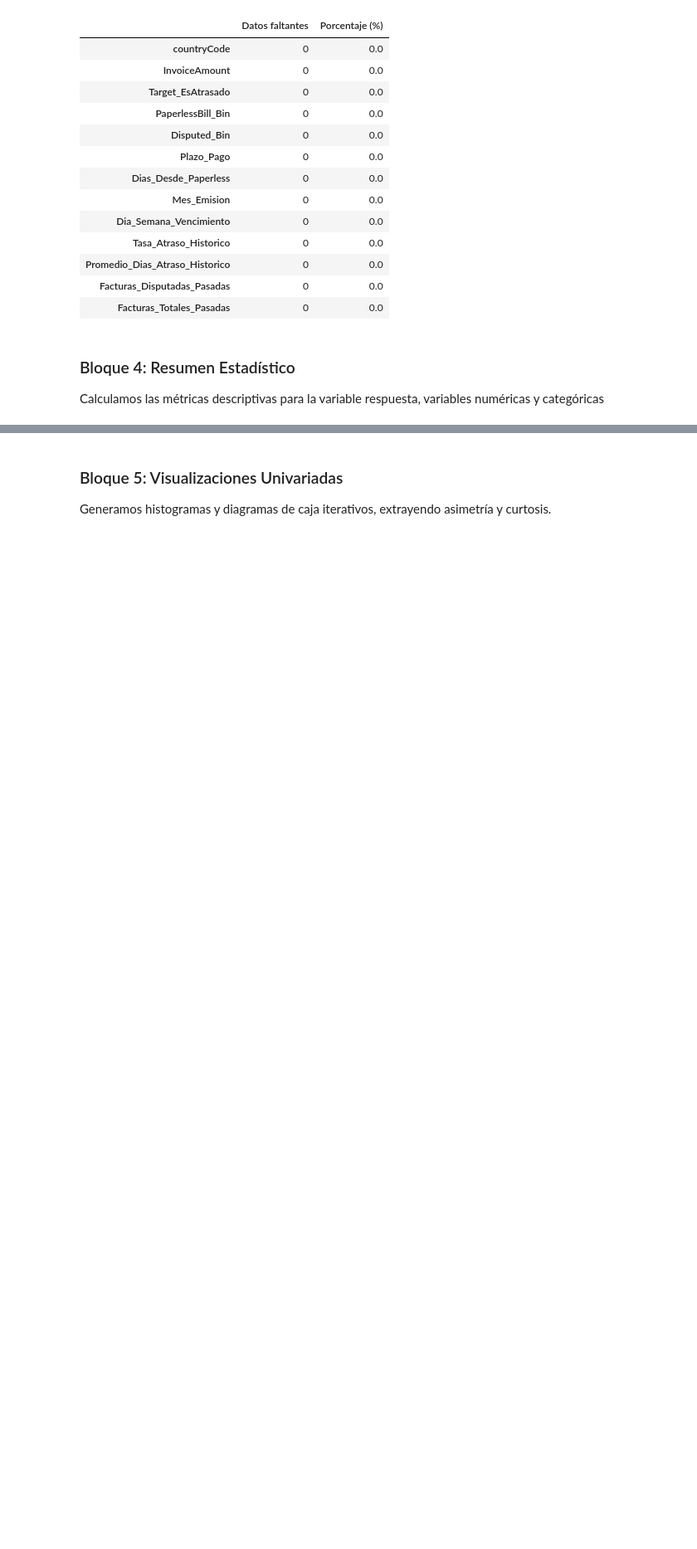
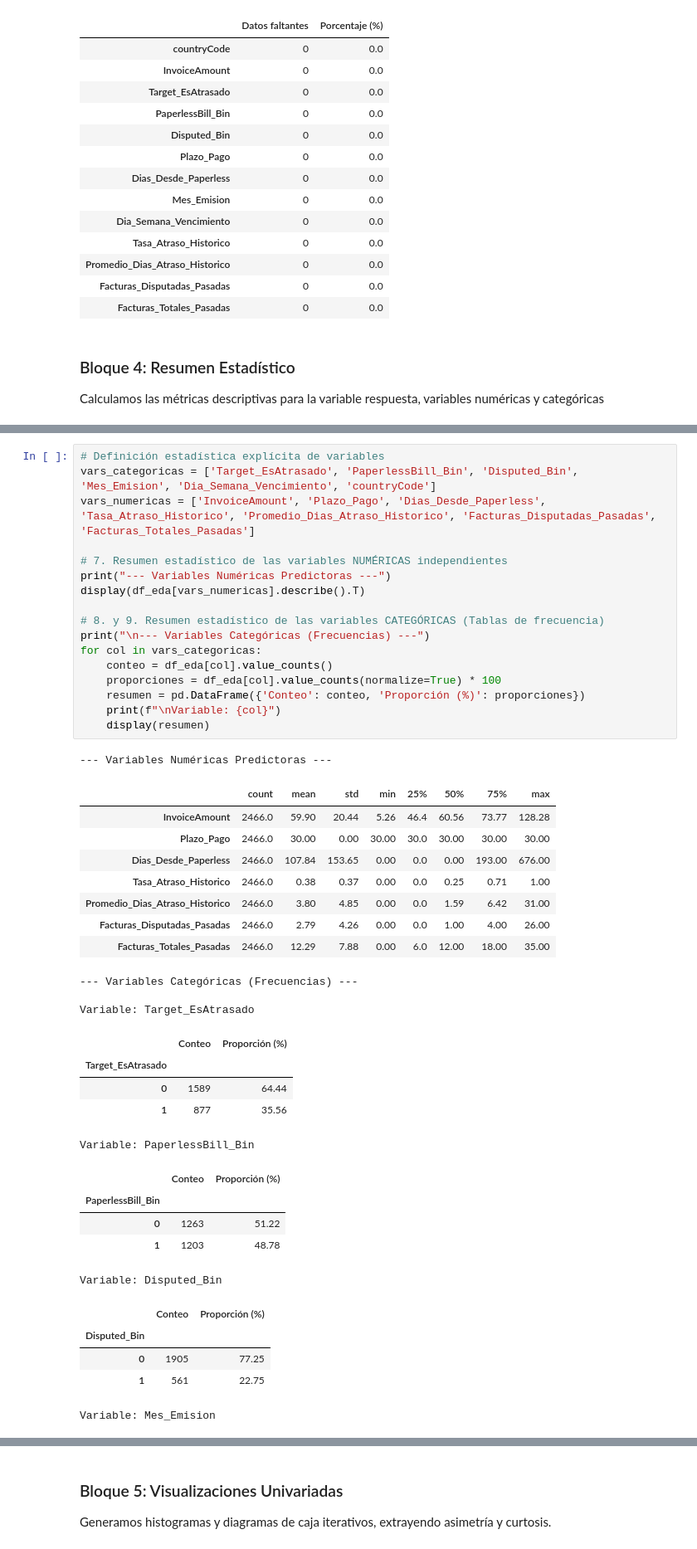
Before and after one commit to lucasm9302/EDA_Tesis, a Jupyter notebook: EDA_Casi_Final.ipynb, the cells around one changed output, grey strips where cells are left out. Shown at 83% size. Saved outputs shown, nothing was run; the diff lists cells and outputs as text; blank space fills up the shorter version.

```diff
--- a/EDA_Casi_Final.ipynb
+++ b/EDA_Casi_Final.ipynb
@@ -188,3 +189,48 @@ dtype: float64
 | 770 | 506 | 0.21 |
 | 897 | 396 | 0.16 |
 | 818 | 387 | 0.16 |
+# %%
+# Definición estadística explícita de variables
+vars_categoricas = ['Target_EsAtrasado', 'PaperlessBill_Bin', 'Disputed_Bin', 'Mes_Emision', 'Dia_Semana_Vencimiento', 'countryCode']
+vars_numericas = ['InvoiceAmount', 'Plazo_Pago', 'Dias_Desde_Paperless', 'Tasa_Atraso_Historico', 'Promedio_Dias_Atraso_Historico', 'Facturas_Disputadas_Pasadas', 'Facturas_Totales_Pasadas']
+
+# 7. Resumen estadístico de las variables NUMÉRICAS independientes
+print("--- Variables Numéricas Predictoras ---")
+display(df_eda[vars_numericas].describe().T)
+
+# 8. y 9. Resumen estadístico de las variables CATEGÓRICAS (Tablas de frecuencia)
+print("\n--- Variables Categóricas (Frecuencias) ---")
+for col in vars_categoricas:
+    conteo = df_eda[col].value_counts()
+    proporciones = df_eda[col].value_counts(normalize=True) * 100
+    resumen = pd.DataFrame({'Conteo': conteo, 'Proporción (%)': proporciones})
+    print(f"\nVariable: {col}")
+    display(resumen)
+# %% [output]
+--- Variables Numéricas Predictoras ---
+|  | count | mean | std | min | 25% | 50% | 75% | max |
+| InvoiceAmount | 2466.0 | 59.90 | 20.44 | 5.26 | 46.4 | 60.56 | 73.77 | 128.28 |
+| Plazo_Pago | 2466.0 | 30.00 | 0.00 | 30.00 | 30.0 | 30.00 | 30.00 | 30.00 |
+| Dias_Desde_Paperless | 2466.0 | 107.84 | 153.65 | 0.00 | 0.0 | 0.00 | 193.00 | 676.00 |
+| Tasa_Atraso_Historico | 2466.0 | 0.38 | 0.37 | 0.00 | 0.0 | 0.25 | 0.71 | 1.00 |
+| Promedio_Dias_Atraso_Historico | 2466.0 | 3.80 | 4.85 | 0.00 | 0.0 | 1.59 | 6.42 | 31.00 |
+| Facturas_Disputadas_Pasadas | 2466.0 | 2.79 | 4.26 | 0.00 | 0.0 | 1.00 | 4.00 | 26.00 |
+| Facturas_Totales_Pasadas | 2466.0 | 12.29 | 7.88 | 0.00 | 6.0 | 12.00 | 18.00 | 35.00 |
+--- Variables Categóricas (Frecuencias) ---
+
+Variable: Target_EsAtrasado
+|  | Conteo | Proporción (%) |
+| Target_EsAtrasado |  |  |
+| 0 | 1589 | 64.44 |
+| 1 | 877 | 35.56 |
+Variable: PaperlessBill_Bin
+|  | Conteo | Proporción (%) |
+| PaperlessBill_Bin |  |  |
+| 0 | 1263 | 51.22 |
+| 1 | 1203 | 48.78 |
+Variable: Disputed_Bin
+|  | Conteo | Proporción (%) |
+| Disputed_Bin |  |  |
+| 0 | 1905 | 77.25 |
+| 1 | 561 | 22.75 |
+Variable: Mes_Emision
```
Also changed, not shown: parts of 11 cells of this notebook.
